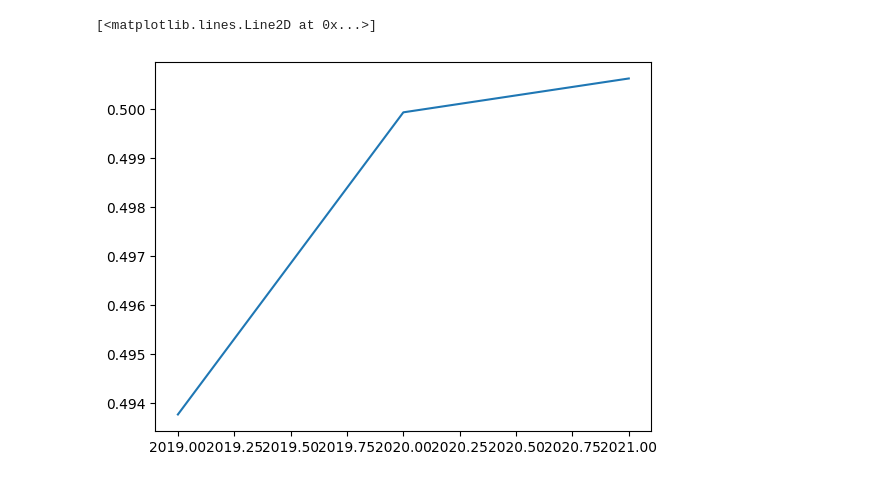
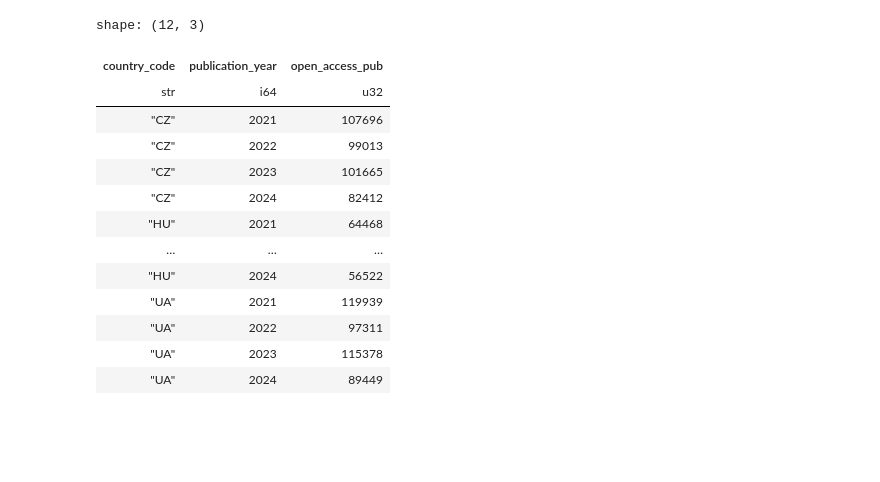
Before and after one commit to ScisciJP/tutorial_2025, a Jupyter notebook: nazarovets_2025.ipynb, the cells around one changed output. Drawn from its saved outputs; the diff is of its cells as text; code cells hidden in the pictures; blank space fills up the shorter version.

```diff
--- a/nazarovets_2025.ipynb
+++ b/nazarovets_2025.ipynb
@@ -82,16 +61,12 @@ shape: (3, 2)
 # %%
-local_works_lf = author_works_df.filter(
-    pl.col("author_id").is_in(local_researchers),
+local_works_lf = author_works_lf.join(
+    local_researchers_lf,
+    on="author_id", how="inner"
+).filter(
     pl.col("works_count") < 100,
     pl.col("works_count") > 3
 ).explode("work_id").join(
-    is_oa_df,
-    left_on="work_id",
-    right_on="work_id",
-    how="left"
-).join(
-    publication_year_df,
-    left_on="work_id",
-    right_on="work_id",
+    work_filter_lf,
+    on="work_id",
     how="inner"
 )
@@ -202,6 +94,21 @@ shape: (3, 4)
-# %%
-import matplotlib.pyplot as plt
-plt.plot(yearly_pub_oa["publication_year"], yearly_pub_oa["oa_adaption"])
-# %% [output]
-[<matplotlib.lines.Line2D at 0x...>]
-[figure, removed]
+# %%
+yearly_pub_oa = local_works_df.filter(oa_status="gold").group_by(["country_code", "publication_year"]).agg([
+    pl.count("work_id").alias("open_access_pub")
+])
+
+yearly_pub_oa.sort(["country_code", "publication_year"])
+# %% [output]
+shape: (12, 3)
+| country_code | publication_year | open_access_pub |
+| str | i64 | u32 |
+| "CZ" | 2021 | 107696 |
+| "CZ" | 2022 | 99013 |
+| "CZ" | 2023 | 101665 |
+| "CZ" | 2024 | 82412 |
+| "HU" | 2021 | 64468 |
+| … | … | … |
+| "HU" | 2024 | 56522 |
+| "UA" | 2021 | 119939 |
+| "UA" | 2022 | 97311 |
+| "UA" | 2023 | 115378 |
+| "UA" | 2024 | 89449 |
```
Also changed, not shown: parts of 17 cells of this notebook.
